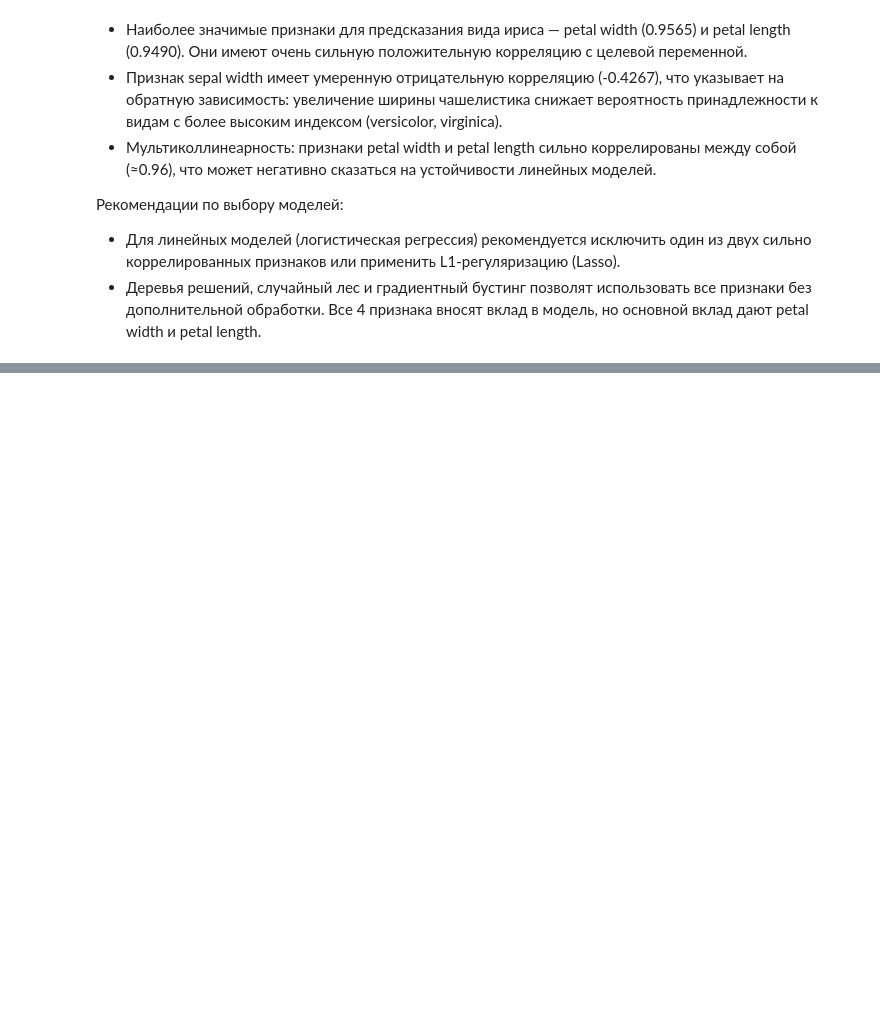
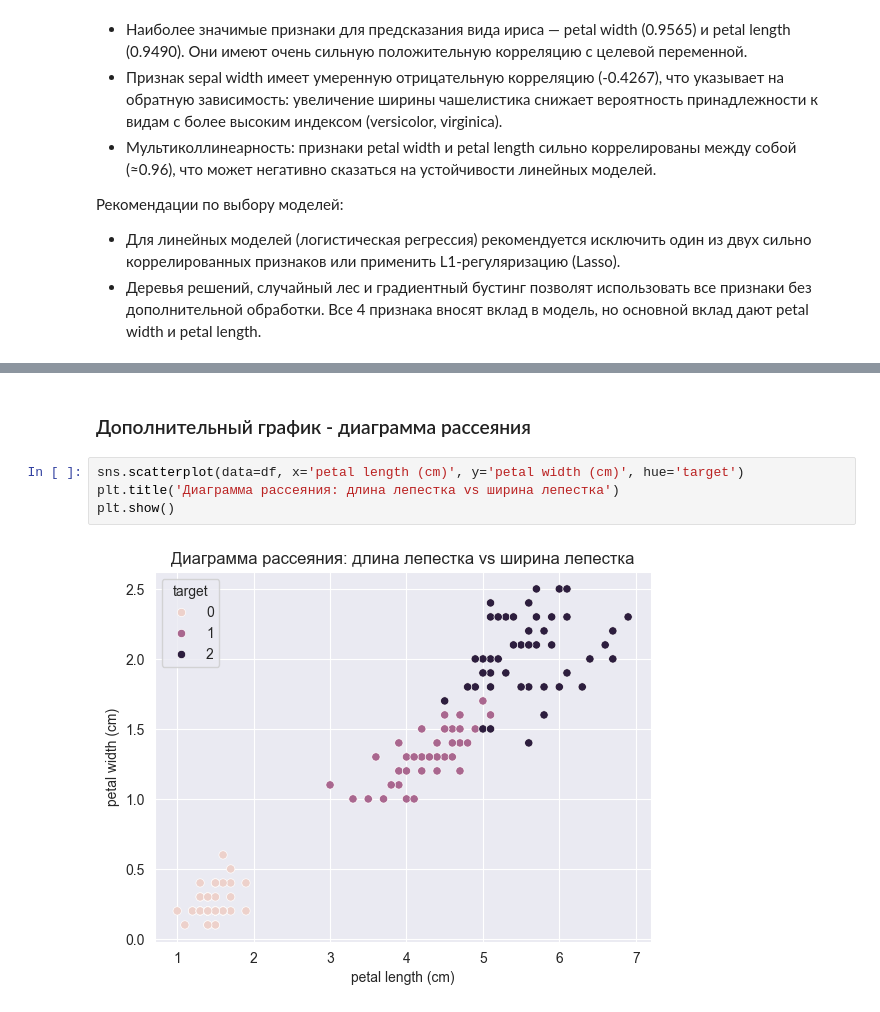
Before and after one commit to roboticlongcat/tech_ml, a Jupyter notebook: РК1/RK1.ipynb, the cells around one changed output, grey strips where cells are left out. Cells and saved outputs as stored; diff of their text form; blank space fills up the shorter version.

```diff
--- a/РК1/RK1.ipynb
+++ b/РК1/RK1.ipynb
@@ -90,0 +91,8 @@ plt.show()
+# %% [markdown]
+### Дополнительный график - диаграмма рассеяния
+# %%
+sns.scatterplot(data=df, x='petal length (cm)', y='petal width (cm)', hue='target')
+plt.title('Диаграмма рассеяния: длина лепестка vs ширина лепестка')
+plt.show()
+# %% [output]
+[figure, added]
```
Also changed, not shown: parts of 2 cells of this notebook.
